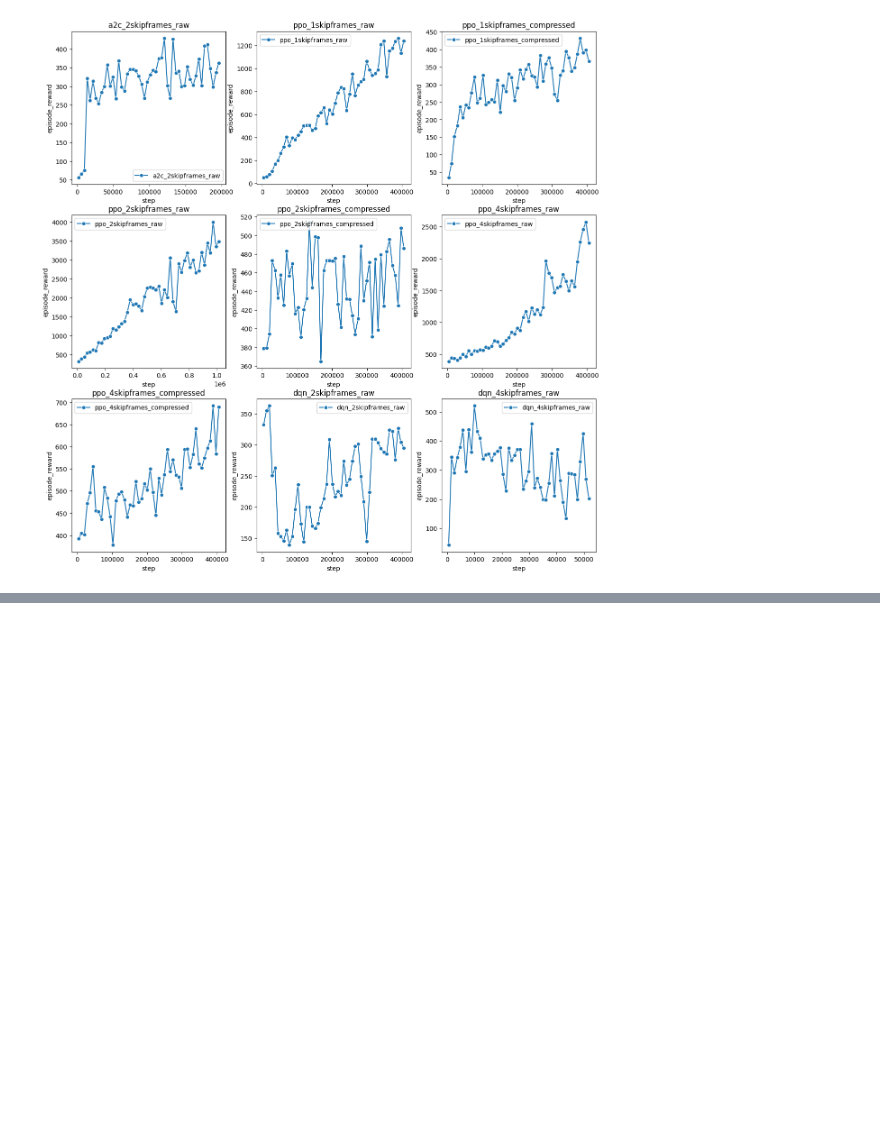
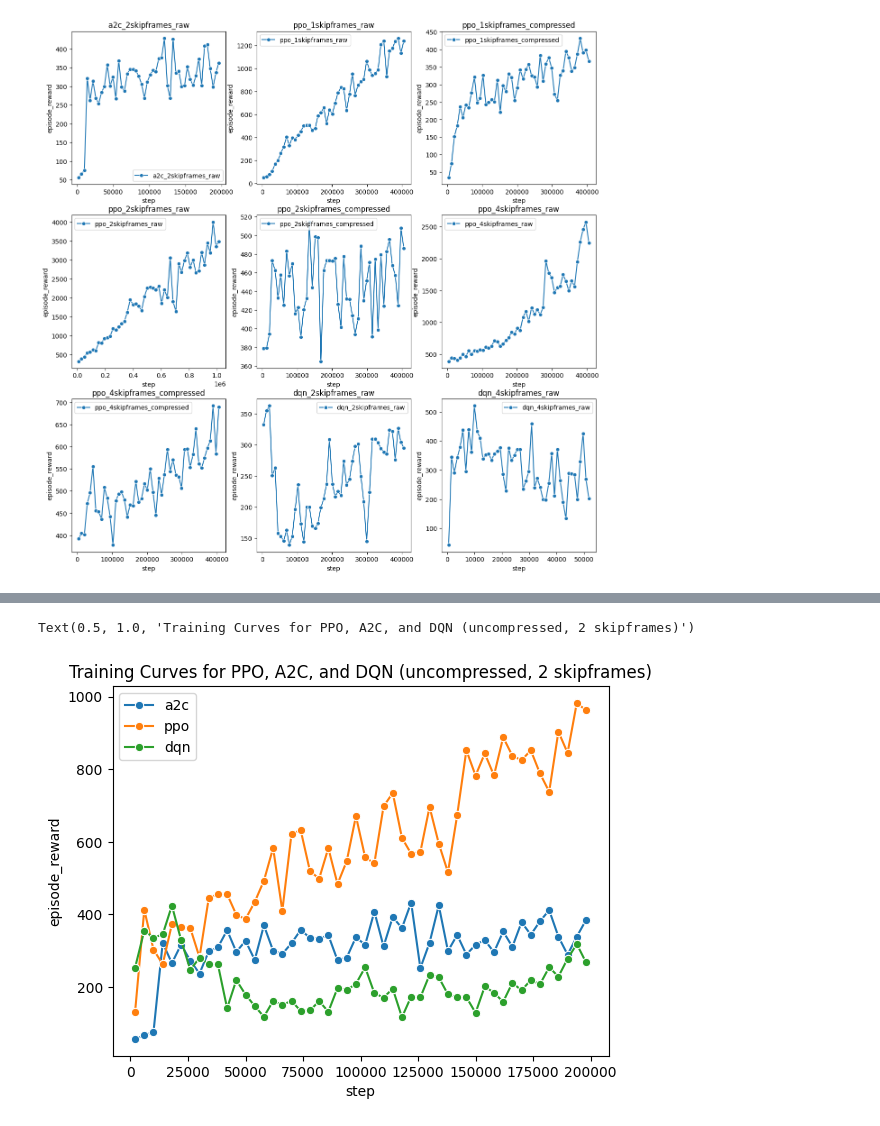
Before and after one commit to jacksonflowers/maRLo, a Jupyter notebook: train_curves.ipynb, the cells around one changed output, grey strips where cells are left out. Cells and saved outputs as stored; diff of their text form; code cells hidden in the pictures; blank space fills up the shorter version.

```diff
--- a/train_curves.ipynb
+++ b/train_curves.ipynb
@@ -71,0 +136,29 @@ for i, binned_df in enumerate(binned_dfs):
+# %%
+# compare ppo vs a2c vs dqn (at 2 skipframes and raw)
+desired = ['ppo_2skipframes_raw', 'a2c_2skipframes_raw', 'dqn_2skipframes_raw']
+
+max_step = 200000
+# the plot looks weird if they dont all have similar bins, so we have to rebin them
+for i, df in enumerate(dfs):
+    filename = log_paths[i].split('_')[1:] # remove log_
+    filename[1] = filename[1] + 'skipframes'
+    filename = '_'.join(filename[:-1]) # remove action_space and .csv
+    if filename not in desired:
+        continue
+
+    filename = filename.split('_')[0]
+
+    bin_constant = max_step // 50 # adjust this to affect bin sizes
+    bins = range(0, bin_constant * (max_step // bin_constant) + bin_constant, bin_constant)
+    binned_df = df.groupby(pd.cut(df['step'], bins=bins))['episode_reward'].mean().reset_index()
+    binned_df['step'] = binned_df['step'].map(lambda x: x.mid)
+
+    # only plot first 200000 steps
+    binned_df_mod = binned_df[binned_df['step'].astype(int) < 200000]
+    sns.lineplot(x='step', y='episode_reward', data=binned_df_mod, marker='o', label=filename)
+
+# # add title
+plt.title('Training Curves for PPO, A2C, and DQN (uncompressed, 2 skipframes)')
+# %% [output]
+Text(0.5, 1.0, 'Training Curves for PPO, A2C, and DQN (uncompressed, 2 skipframes)')
+[figure, added]
```
Also changed, not shown: parts of 5 cells of this notebook.
